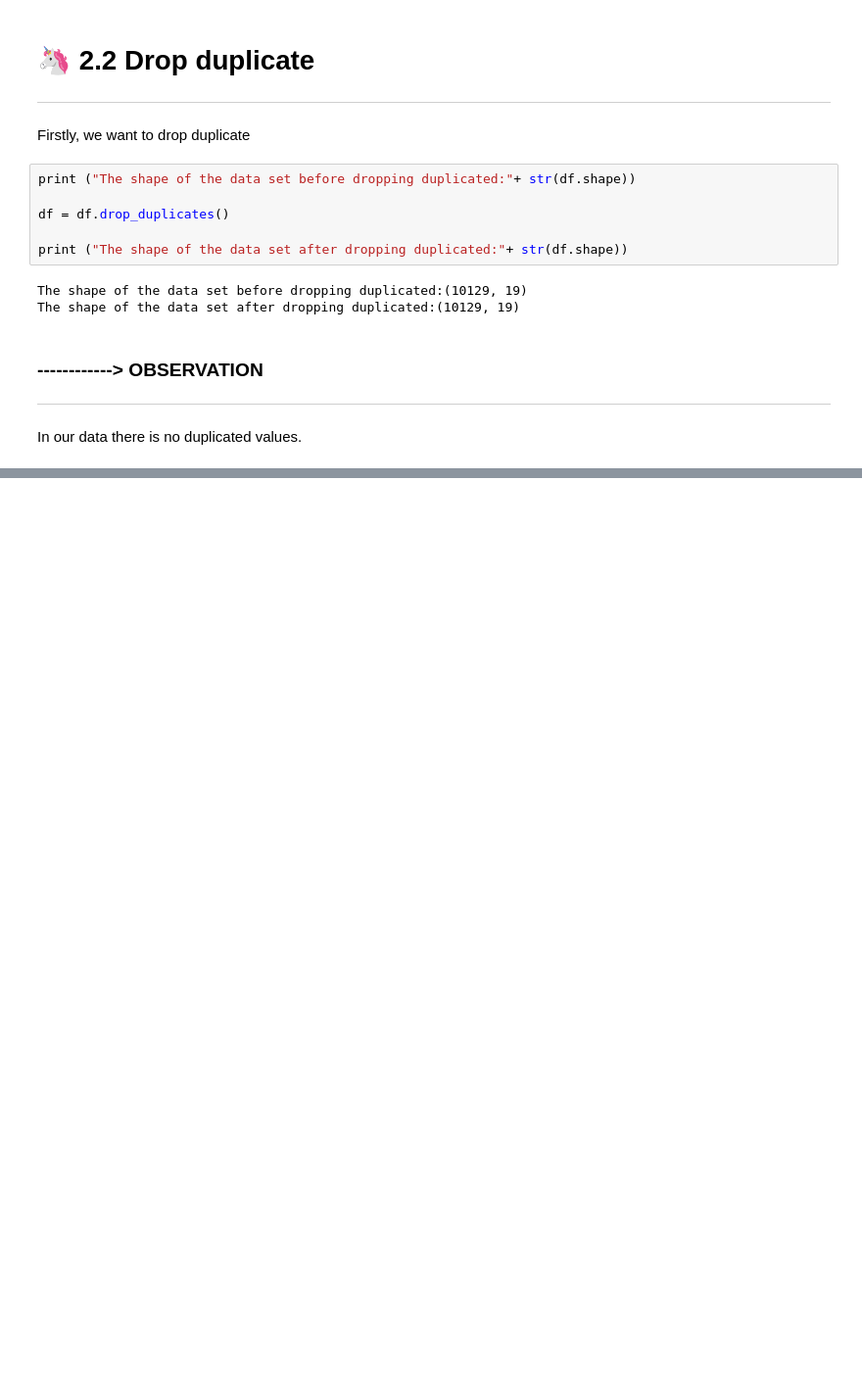
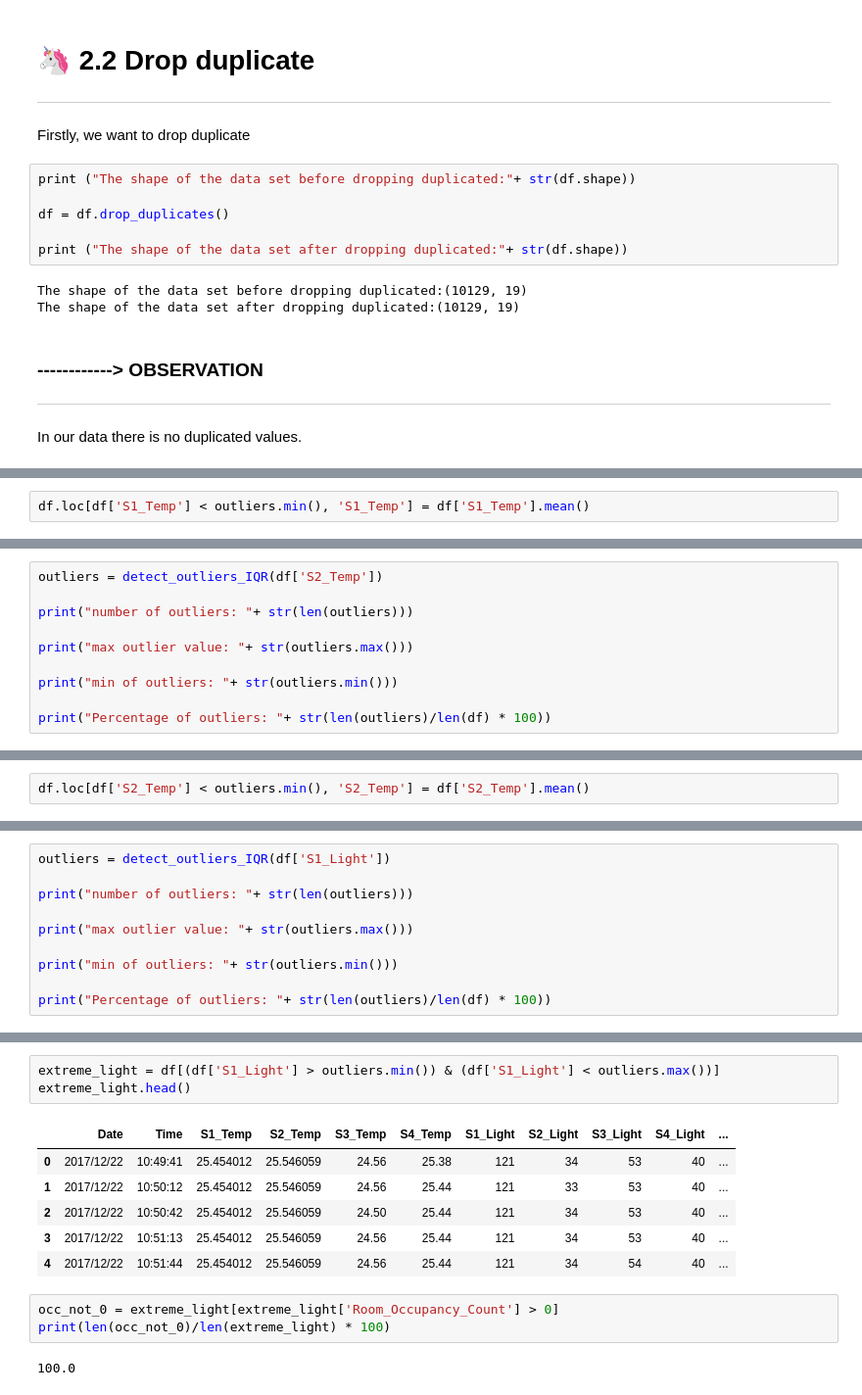
Before and after one commit to ChauHuynh1/Room-Occupancy-Estimation, a Jupyter notebook: EEET2485_GroupProject.ipynb, the cells around one changed output, grey strips where cells are left out. Shown at 98% size. Drawn from its saved outputs; the diff is of its cells as text; blank space fills up the shorter version.

```diff
--- a/EEET2485_GroupProject.ipynb
+++ b/EEET2485_GroupProject.ipynb
@@ -320,0 +447,2 @@ In our data there is no duplicated values.
+# %%
+df.loc[df['S1_Temp'] < outliers.min(), 'S1_Temp'] = df['S1_Temp'].mean()
@@ -320,0 +451,10 @@ In our data there is no duplicated values.
+# %%
+outliers = detect_outliers_IQR(df['S2_Temp'])
+
+print("number of outliers: "+ str(len(outliers)))
+
+print("max outlier value: "+ str(outliers.max()))
+
+print("min of outliers: "+ str(outliers.min()))
+
+print("Percentage of outliers: "+ str(len(outliers)/len(df) * 100))
@@ -320,0 +470,2 @@ In our data there is no duplicated values.
+# %%
+df.loc[df['S2_Temp'] < outliers.min(), 'S2_Temp'] = df['S2_Temp'].mean()
@@ -320,0 +516,10 @@ In our data there is no duplicated values.
+# %%
+outliers = detect_outliers_IQR(df['S1_Light'])
+
+print("number of outliers: "+ str(len(outliers)))
+
+print("max outlier value: "+ str(outliers.max()))
+
+print("min of outliers: "+ str(outliers.min()))
+
+print("Percentage of outliers: "+ str(len(outliers)/len(df) * 100))
@@ -320,0 +535,15 @@ In our data there is no duplicated values.
+# %%
+extreme_light = df[(df['S1_Light'] > outliers.min()) & (df['S1_Light'] < outliers.max())]
+extreme_light.head()
+# %% [output]
+|  | Date | Time | S1_Temp | S2_Temp | S3_Temp | S4_Temp | S1_Light | S2_Light | S3_Light | S4_Light | ... |
+| 0 | 2017/12/22 | 10:49:41 | 25.454012 | 25.546059 | 24.56 | 25.38 | 121 | 34 | 53 | 40 | ... |
+| 1 | 2017/12/22 | 10:50:12 | 25.454012 | 25.546059 | 24.56 | 25.44 | 121 | 33 | 53 | 40 | ... |
+| 2 | 2017/12/22 | 10:50:42 | 25.454012 | 25.546059 | 24.50 | 25.44 | 121 | 34 | 53 | 40 | ... |
+| 3 | 2017/12/22 | 10:51:13 | 25.454012 | 25.546059 | 24.56 | 25.44 | 121 | 34 | 53 | 40 | ... |
+| 4 | 2017/12/22 | 10:51:44 | 25.454012 | 25.546059 | 24.56 | 25.44 | 121 | 34 | 54 | 40 | ... |
+# %%
+occ_not_0 = extreme_light[extreme_light['Room_Occupancy_Count'] > 0]
+print(len(occ_not_0)/len(extreme_light) * 100)
+# %% [output]
+100.0
```
Also changed, not shown: parts of 73 cells of this notebook.
